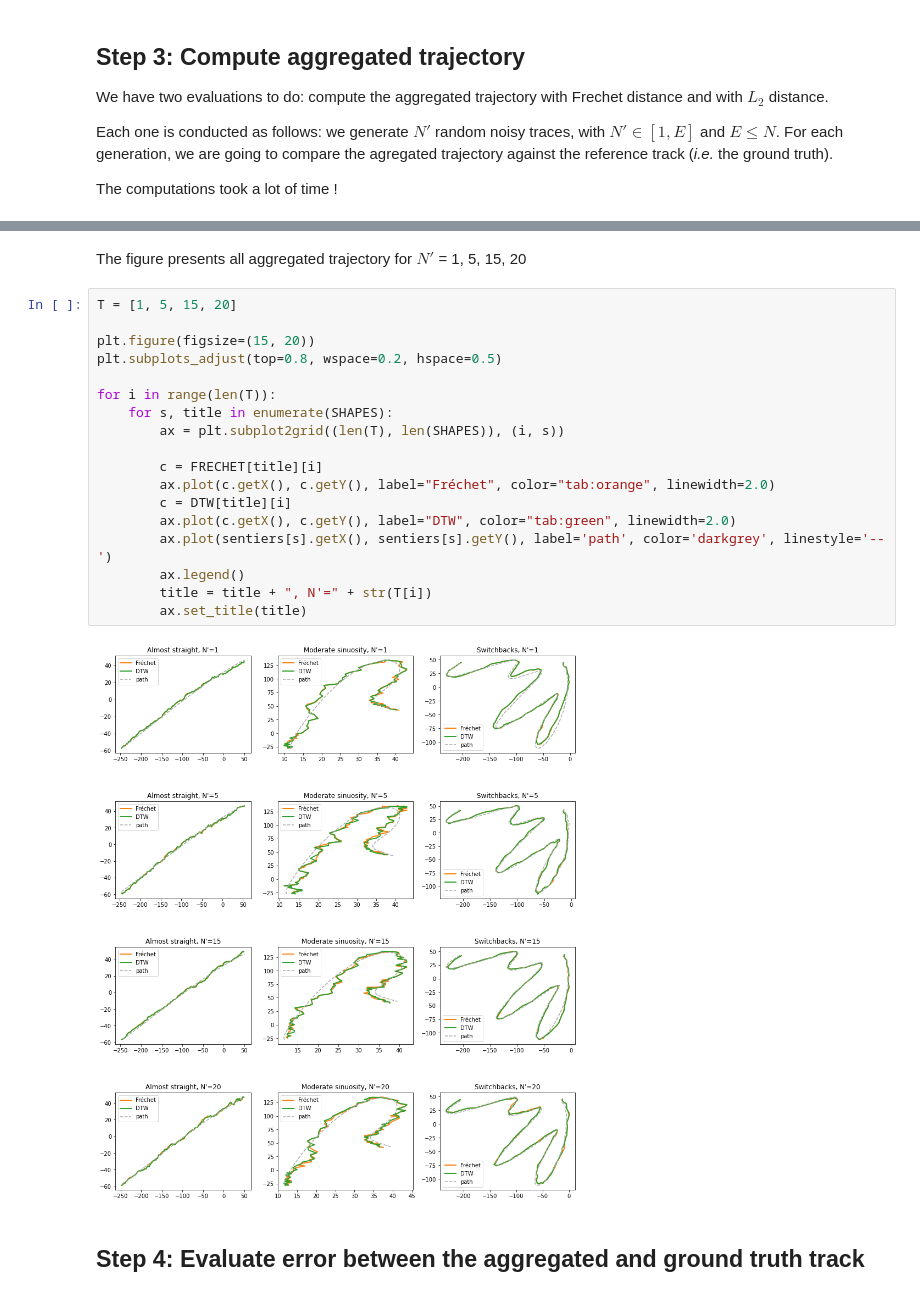
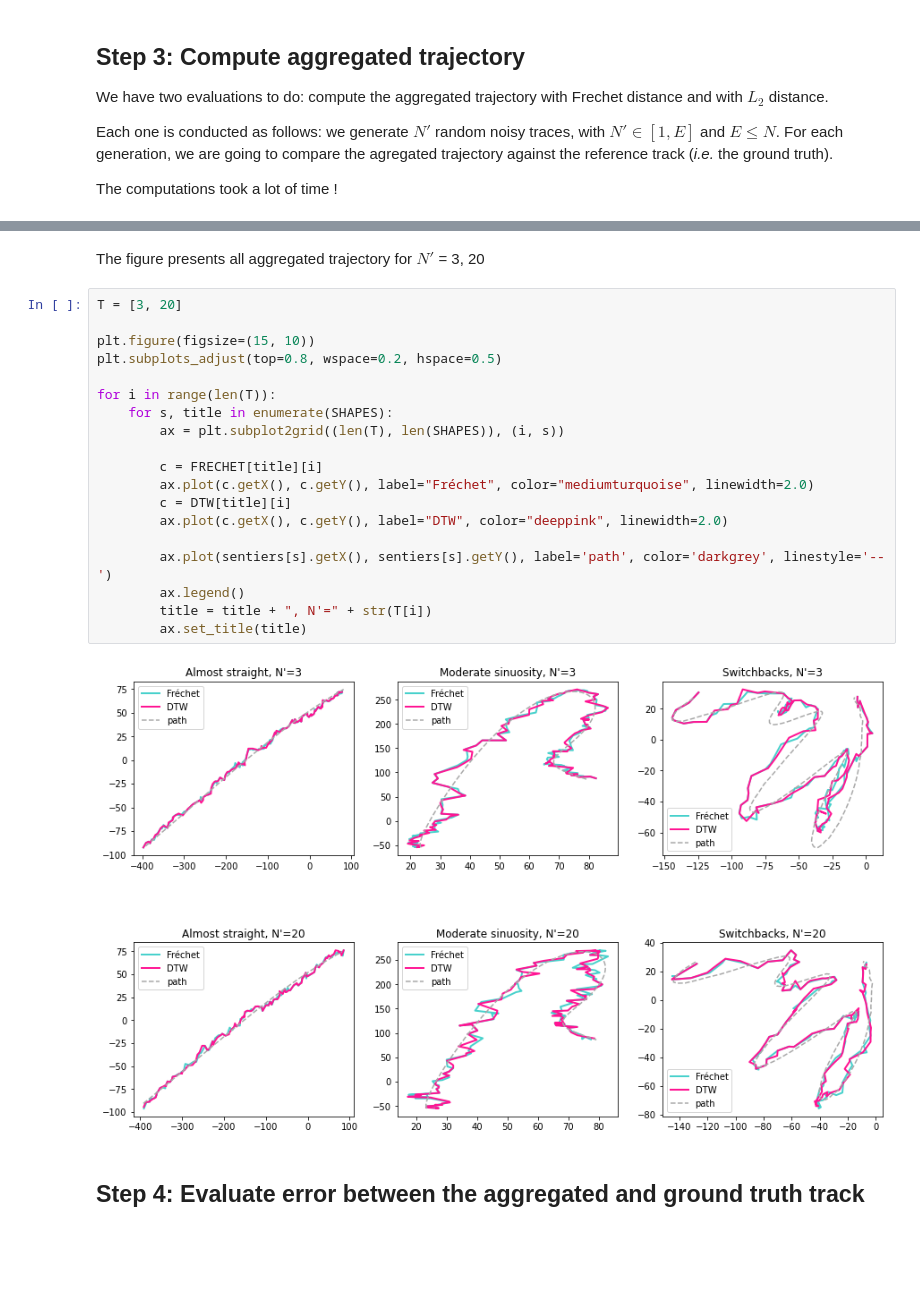
Before and after one commit to umrlastig/tracklib, a Jupyter notebook: doc/source/usecase/AggregatedTrajectory.ipynb, the cells around one changed output, grey strips where cells are left out. Drawn from its saved outputs; the diff is of its cells as text; blank space fills up the shorter version.

```diff
--- a/doc/source/usecase/AggregatedTrajectory.ipynb
+++ b/doc/source/usecase/AggregatedTrajectory.ipynb
@@ -282,25 +290,26 @@ WARNING: TRAJECTORY FUSION HAS NOT CONVERGED (#ITER = 15 - CV = 0.02756844504716
 # %% [markdown]
-The figure presents all aggregated trajectory for $N'$ = 1, 5, 15, 20
+The figure presents all aggregated trajectory for $N'$ = 3, 20
 # %%
-T = [1, 5, 15, 20]
+T = [3, 20]
 
-plt.figure(figsize=(15, 20))
+plt.figure(figsize=(15, 10))
 plt.subplots_adjust(top=0.8, wspace=0.2, hspace=0.5)
 
 for i in range(len(T)):
     for s, title in enumerate(SHAPES):
         ax = plt.subplot2grid((len(T), len(SHAPES)), (i, s))
 
         c = FRECHET[title][i]
-        ax.plot(c.getX(), c.getY(), label="Fréchet", color="tab:orange", linewidth=2.0)
+        ax.plot(c.getX(), c.getY(), label="Fréchet", color="mediumturquoise", linewidth=2.0)
         c = DTW[title][i]
-        ax.plot(c.getX(), c.getY(), label="DTW", color="tab:green", linewidth=2.0)
+        ax.plot(c.getX(), c.getY(), label="DTW", color="deeppink", linewidth=2.0)
+
         ax.plot(sentiers[s].getX(), sentiers[s].getY(), label='path', color='darkgrey', linestyle='--')
         ax.legend()
         title = title + ", N'=" + str(T[i])
         ax.set_title(title)
 # %% [output]
-[figure, old version]
+[figure, new version]
 # %% [markdown]
 ## Step 4: Evaluate error between the aggregated and ground truth track
 # %% [markdown]
```
Also changed, not shown: parts of 10 cells of this notebook, 2 other files.
